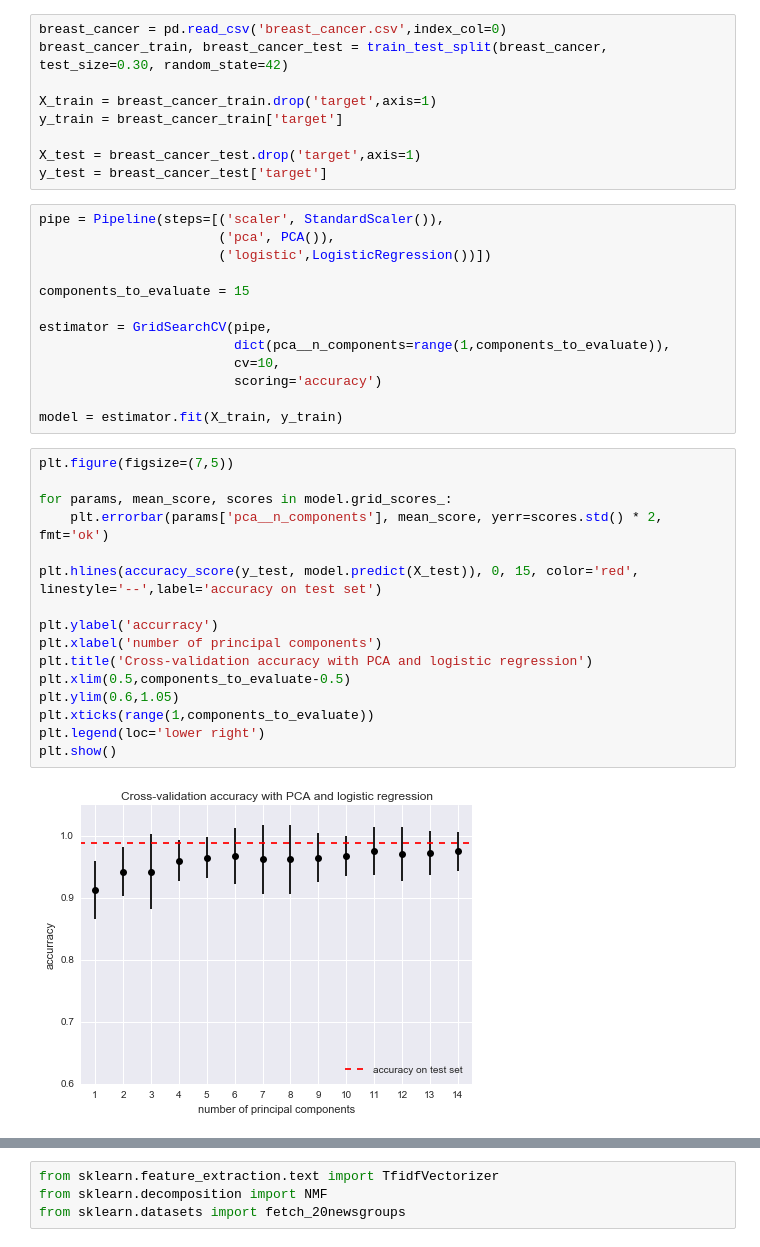
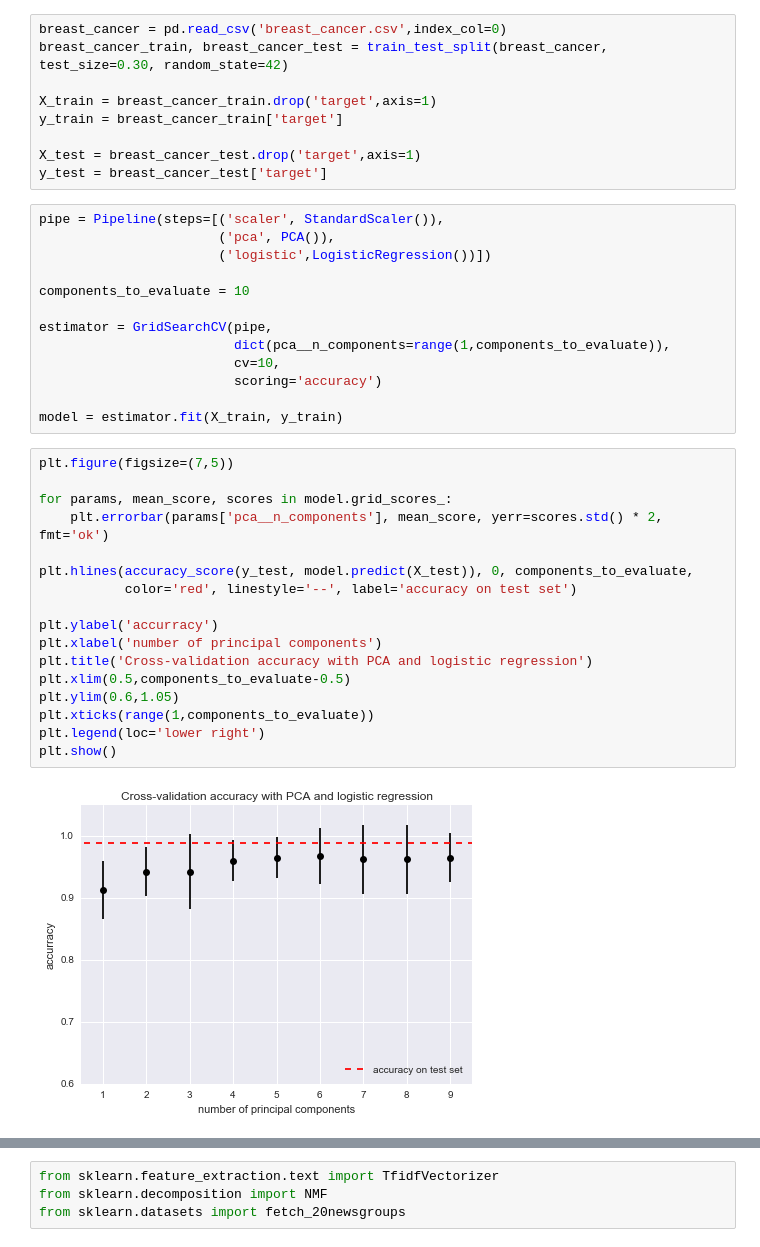
Before and after one commit to SSDS2016/Day-3, a Jupyter notebook: ZCI_SS_Day3_Part2_Dimensionality_reduction.ipynb, the cells around one changed output, grey strips where cells are left out. Saved outputs shown, nothing was run; the diff lists cells and outputs as text.

```diff
--- a/ZCI_SS_Day3_Part2_Dimensionality_reduction.ipynb
+++ b/ZCI_SS_Day3_Part2_Dimensionality_reduction.ipynb
@@ -286,7 +280,7 @@ pipe = Pipeline(steps=[('scaler', StandardScaler()),
                        ('pca', PCA()),
                        ('logistic',LogisticRegression())])
 
-components_to_evaluate = 15
+components_to_evaluate = 10
 
 estimator = GridSearchCV(pipe,
                          dict(pca__n_components=range(1,components_to_evaluate)),
@@ -297,21 +291,22 @@ model = estimator.fit(X_train, y_train)
 # %%
 plt.figure(figsize=(7,5))
 
 for params, mean_score, scores in model.grid_scores_:
     plt.errorbar(params['pca__n_components'], mean_score, yerr=scores.std() * 2, fmt='ok')
 
-plt.hlines(accuracy_score(y_test, model.predict(X_test)), 0, 15, color='red', linestyle='--',label='accuracy on test set')
+plt.hlines(accuracy_score(y_test, model.predict(X_test)), 0, components_to_evaluate,
+           color='red', linestyle='--', label='accuracy on test set')
 
 plt.ylabel('accurracy')
 plt.xlabel('number of principal components')
 plt.title('Cross-validation accuracy with PCA and logistic regression')
 plt.xlim(0.5,components_to_evaluate-0.5)
 plt.ylim(0.6,1.05)
 plt.xticks(range(1,components_to_evaluate))
 plt.legend(loc='lower right')
 plt.show()
 # %% [output]
-[figure, old version]
+[figure, new version]
 # %% [markdown]
 1.4. Topic modeling with non-negative matrix factorization (NMF)
 -----------------------------------------
```
Also changed, not shown: parts of 18 cells of this notebook.
